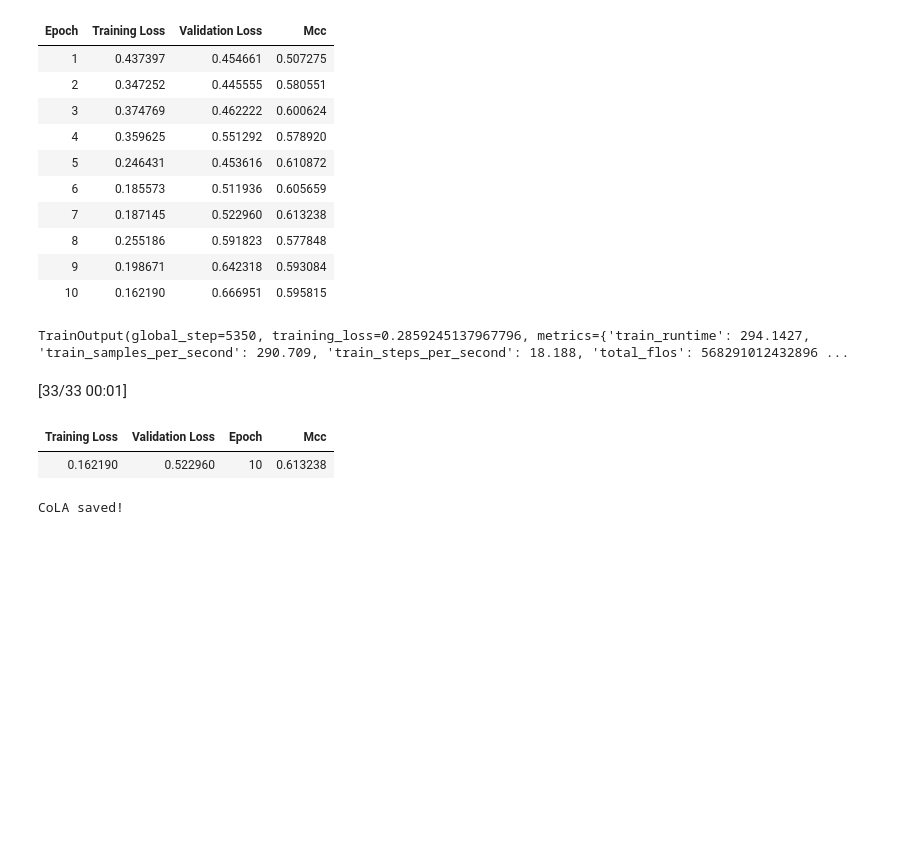
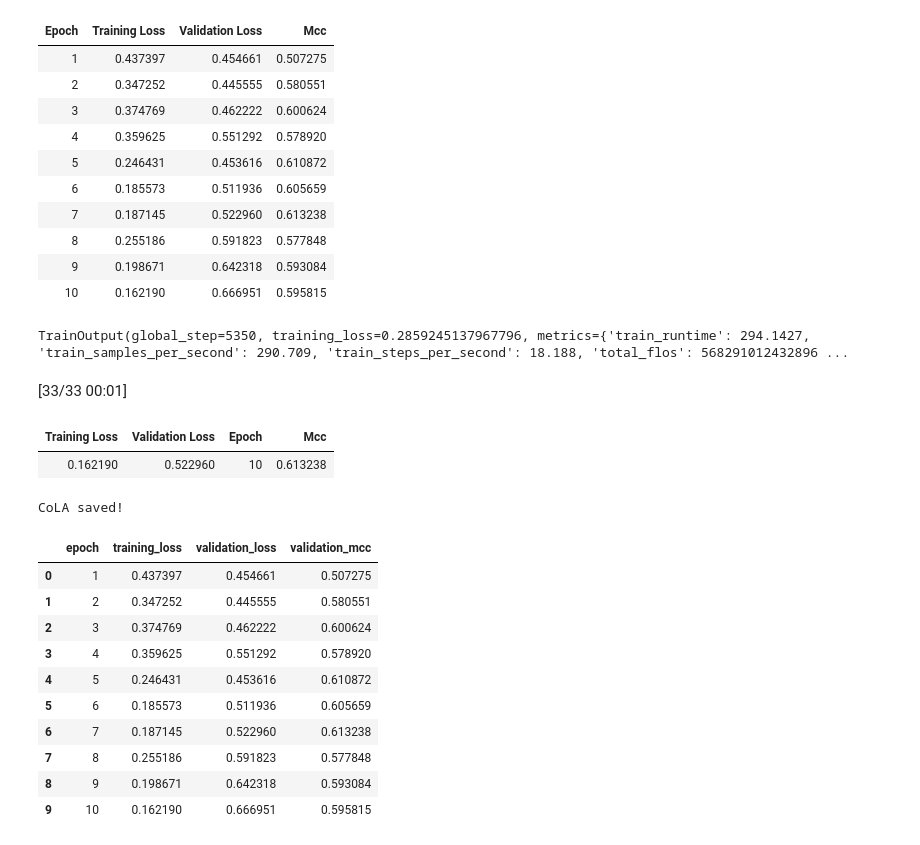
Before and after one commit to shoshe1/nn_project, a Jupyter notebook: notebooks/cola_lora_roberta.ipynb, the cells around one changed output. Drawn from its saved outputs; the diff is of its cells as text; code cells hidden in the pictures; blank space fills up the shorter version.

```diff
--- a/notebooks/cola_lora_roberta.ipynb
+++ b/notebooks/cola_lora_roberta.ipynb
@@ -186,3 +186,75 @@ print("CoLA saved!")
 | Training Loss | Validation Loss | Epoch | Mcc |
 | 0.162190 | 0.522960 | 10 | 0.613238 |
 CoLA saved!
+# %%
+from pathlib import Path
+import matplotlib.pyplot as plt
+import pandas as pd
+import json
+
+# Save results relative to the current notebook folder.
+RESULTS_DIR = Path.cwd() / "results"
+RESULTS_DIR.mkdir(parents=True, exist_ok=True)
+
+# Values copied from the completed CoLA training output.
+epochs = list(range(1, 11))
+
+training_loss = [
+    0.437397,
+    0.347252,
+    0.374769,
+    0.359625,
+    0.246431,
+    0.185573,
+    0.187145,
+    0.255186,
+    0.198671,
+    0.162190,
+]
+
+validation_loss = [
+    0.454661,
+    0.445555,
+    0.462222,
+    0.551292,
+    0.453616,
+    0.511936,
+    0.522960,
+    0.591823,
+    0.642318,
+    0.666951,
+]
+
+mcc_scores = [
+    0.507275,
+    0.580551,
+    0.600624,
+    0.578920,
+    0.610872,
+    0.605659,
+    0.613238,
+    0.577848,
+    0.593084,
+    0.595815,
+]
+
+results_df = pd.DataFrame({
+    "epoch": epochs,
+    "training_loss": training_loss,
+    "validation_loss": validation_loss,
+    "validation_mcc": mcc_scores,
+})
+
+display(results_df)
+# %% [output]
+|  | epoch | training_loss | validation_loss | validation_mcc |
+| 0 | 1 | 0.437397 | 0.454661 | 0.507275 |
+| 1 | 2 | 0.347252 | 0.445555 | 0.580551 |
+| 2 | 3 | 0.374769 | 0.462222 | 0.600624 |
+| 3 | 4 | 0.359625 | 0.551292 | 0.578920 |
+| 4 | 5 | 0.246431 | 0.453616 | 0.610872 |
+| 5 | 6 | 0.185573 | 0.511936 | 0.605659 |
+| 6 | 7 | 0.187145 | 0.522960 | 0.613238 |
+| 7 | 8 | 0.255186 | 0.591823 | 0.577848 |
+| 8 | 9 | 0.198671 | 0.642318 | 0.593084 |
+| 9 | 10 | 0.162190 | 0.666951 | 0.595815 |
```
Also changed, not shown: parts of 3 cells of this notebook.
